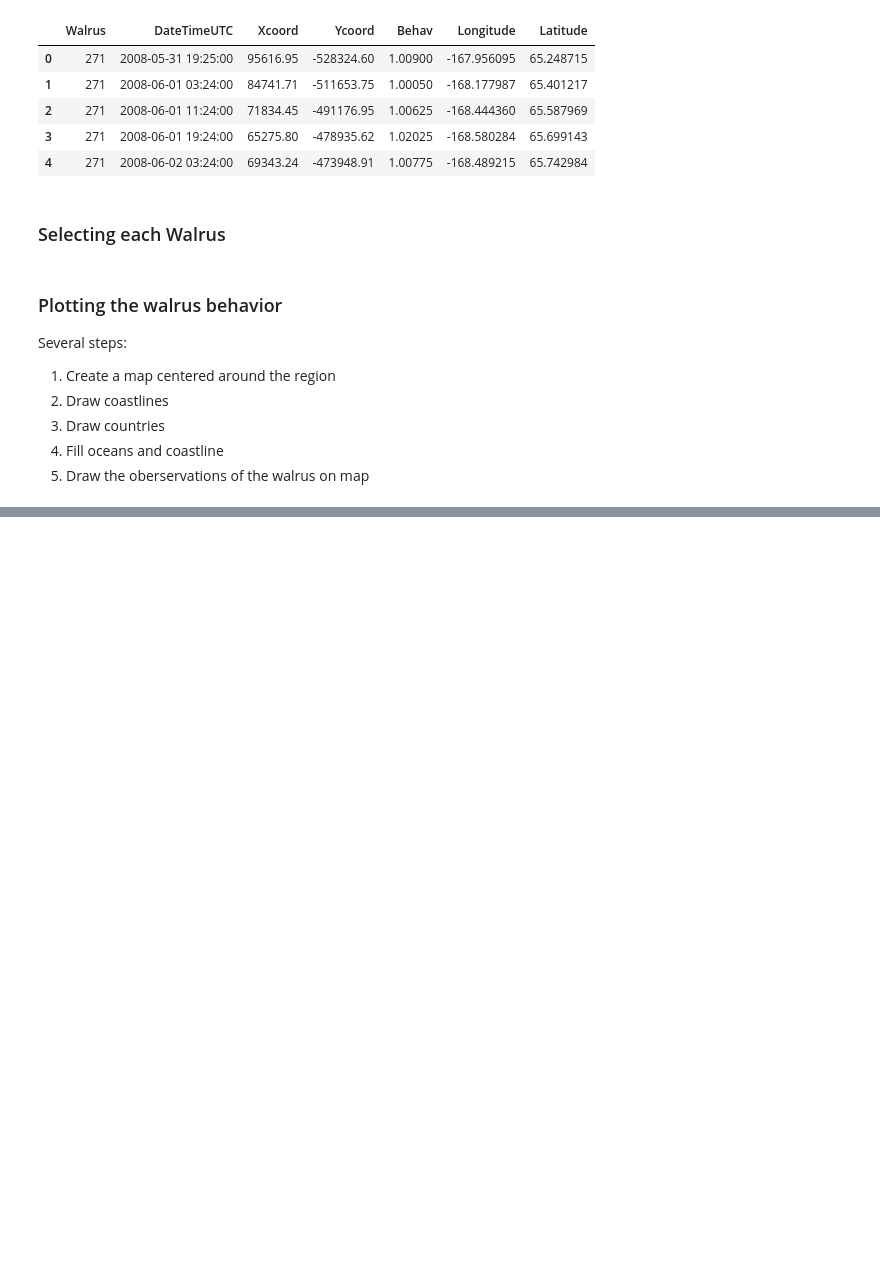
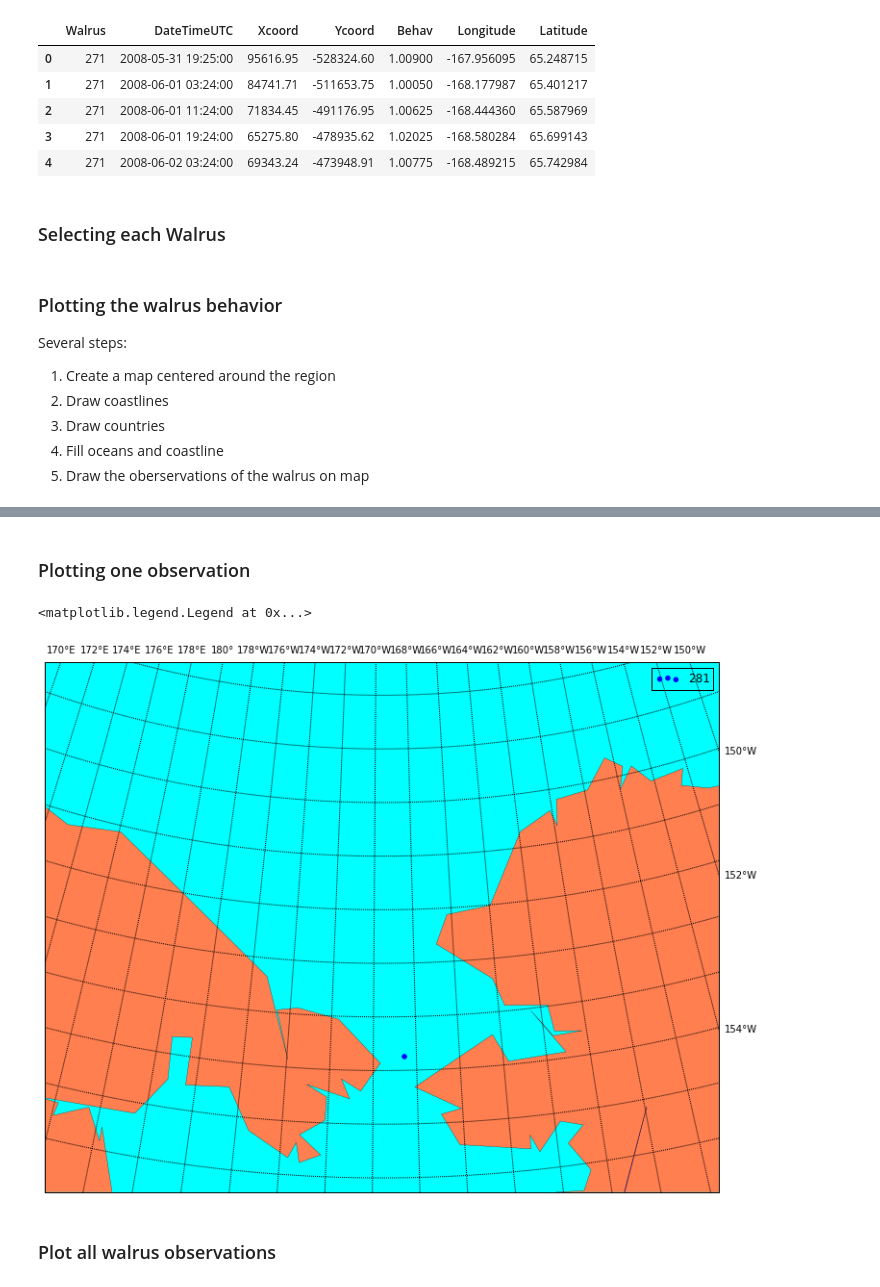
Before and after one commit to ygbeal/USGS_2015_06_23-25, a Jupyter notebook: 24_June/04b_python-map-plotting.ipynb, the cells around one changed output, grey strips where cells are left out. Cells and saved outputs as stored; diff of their text form; code cells hidden in the pictures; blank space fills up the shorter version.

```diff
--- a/24_June/04b_python-map-plotting.ipynb
+++ b/24_June/04b_python-map-plotting.ipynb
@@ -37 +90,34 @@ Several steps:
+# %% [markdown]
+### Plotting one observation
+# %%
+#
+map = Basemap(width=1400000,height=1100000,projection='lcc', resolution='c',
+              lat_0=lats_c+2,lon_0=lons_c)
+
+fig=plt.figure(figsize=(12,9))
+ax = fig.add_axes([0.05,0.05,0.9,0.85])
+
+# draw coastlines, country boundaries, fill continents.
+map.drawcoastlines(linewidth=0.25)
+map.drawcountries(linewidth=0.25)
+map.fillcontinents(color='coral',lake_color='blue')
+
+# draw the edge of the map projection region (the projection limb)
+map.drawmapboundary(fill_color='aqua')
+
+# create a grid
+# draw lat/lon grid lines every 2 degrees.
+map.drawmeridians(np.arange(0,360,2), labels=[False, True, True, False])
+map.drawparallels(np.arange(-90,90,1), lables=[True, False, False, True])
+
+# Walrus 281
+x, y = map(lons[0],lats[0])
+map.scatter(x,y,color='b',label='281')
+
+plt.legend()
+# %% [output]
+<matplotlib.legend.Legend at 0x...>
+[figure, added]
+# %% [markdown]
+### Plot all walrus observations
 # %%
```
Also changed, not shown: parts of 5 cells of this notebook, 5 other files.
